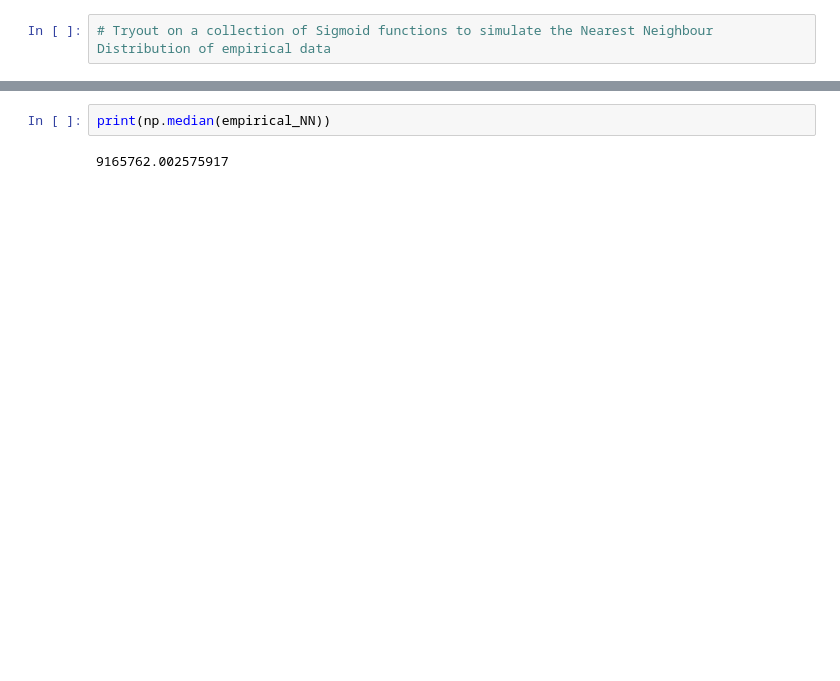
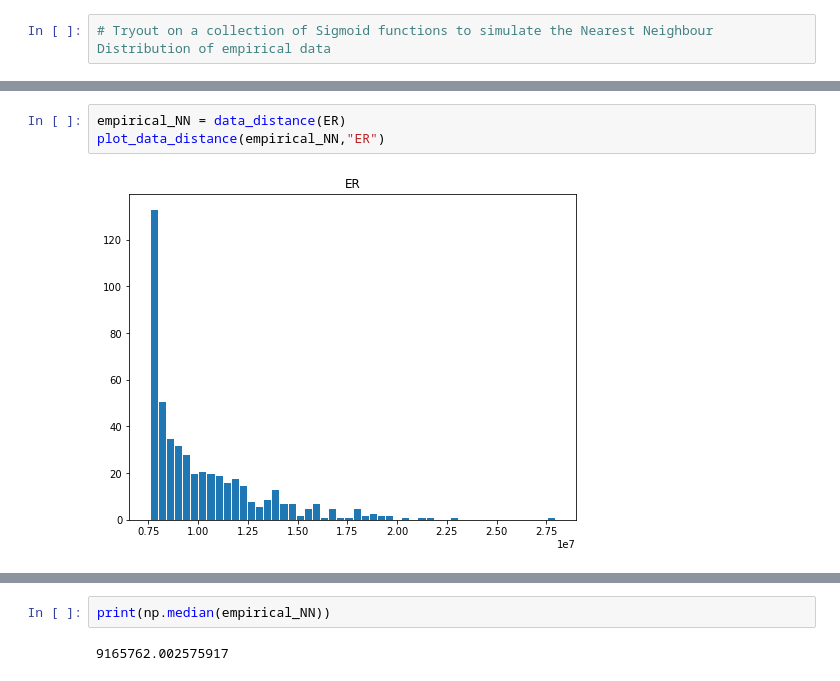
Before and after one commit to hayes-ML-with-PValues/Sigmoids, a Jupyter notebook: Sigmoid.ipynb, the cells around one changed output, grey strips where cells are left out. Saved outputs shown, nothing was run; the diff lists cells and outputs as text; blank space fills up the shorter version.

```diff
--- a/Sigmoid.ipynb
+++ b/Sigmoid.ipynb
@@ -34,2 +102,7 @@ def plot_data_distance(D):
+# %%
+empirical_NN = data_distance(ER)
+plot_data_distance(empirical_NN,"ER")
+# %% [output]
+[figure, added]
 # %%
 empirical_NN = data_distance(ER)
```
Also changed, not shown: parts of 27 cells of this notebook.
